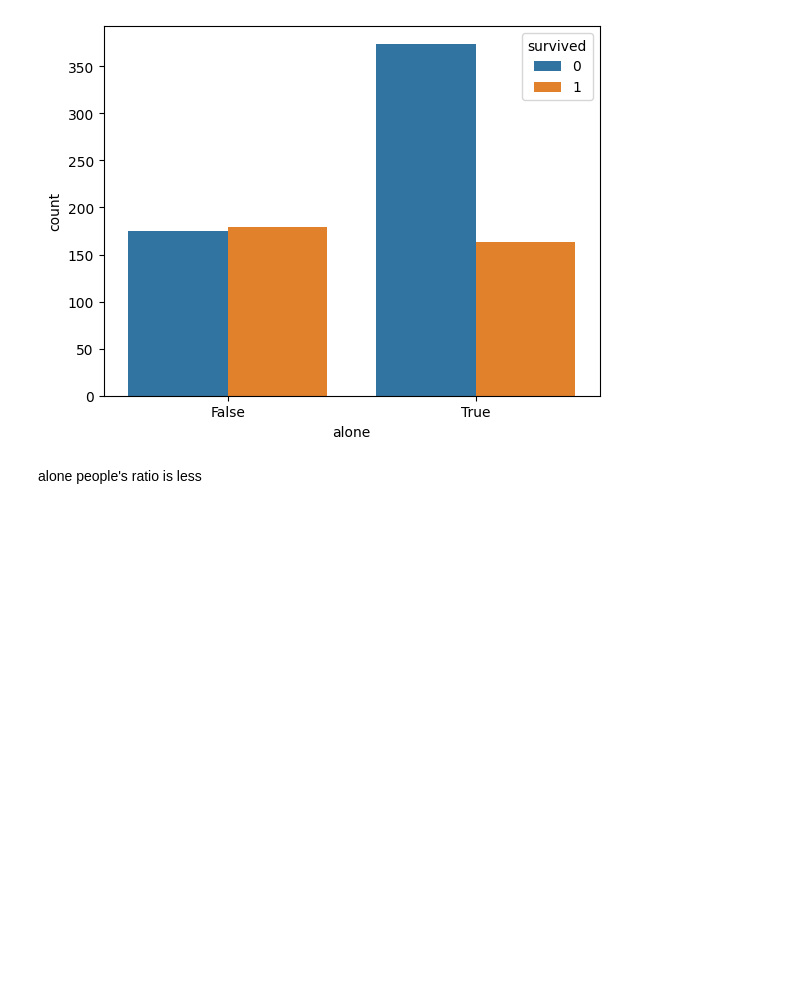
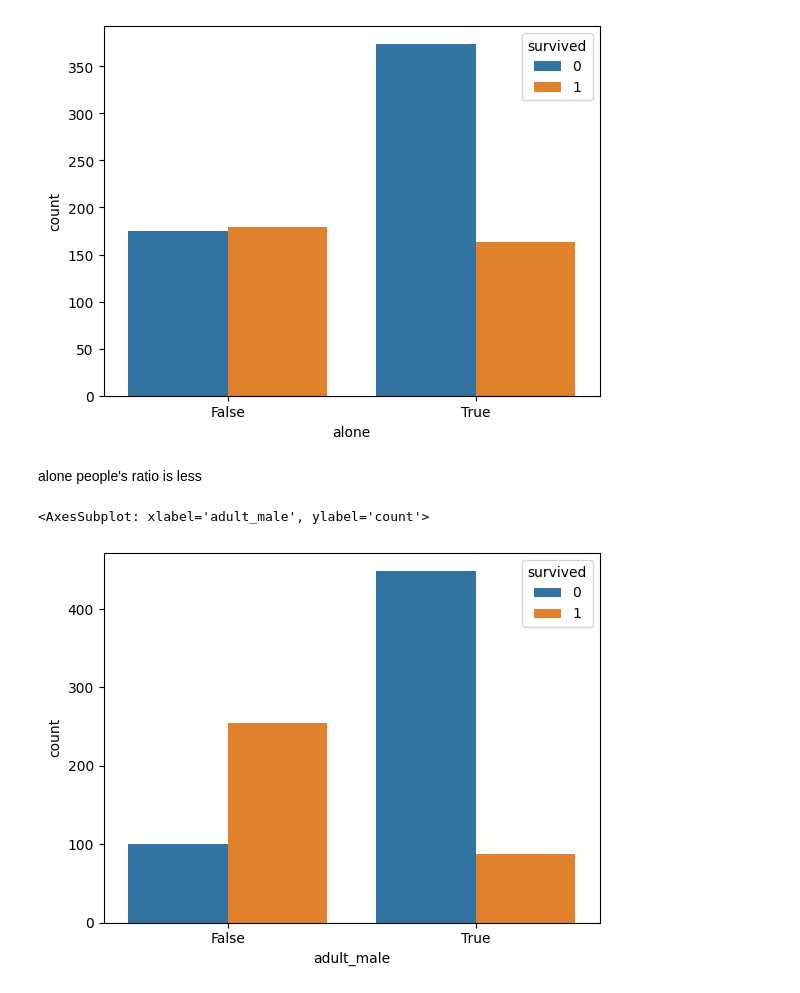
Before and after one commit to omkar-2483/DSML, a Jupyter notebook: 15.ipynb, the cells around one changed output. Saved outputs shown, nothing was run; the diff lists cells and outputs as text; code cells hidden in the pictures; blank space fills up the shorter version.

```diff
--- a/15.ipynb
+++ b/15.ipynb
@@ -57,3 +60,8 @@ sns.countplot(data=df, x='alone', hue='survived')
 [figure]
 # %% [markdown]
 alone people's ratio is less
+# %%
+sns.countplot(data=df, x='adult_male', hue='survived')
+# %% [output]
+<AxesSubplot: xlabel='adult_male', ylabel='count'>
+[figure, added]
```
Also changed, not shown: parts of 3 cells of this notebook, 13 other files.
